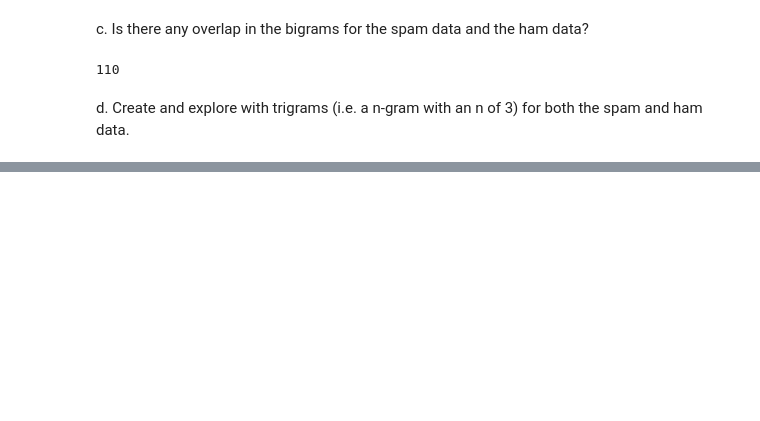
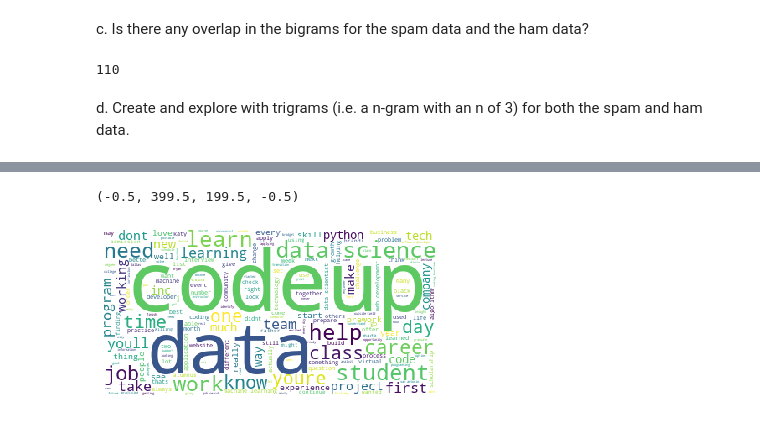
Before and after one commit to Brandon-Martinez27/natural-language-processing-exercises, a Jupyter notebook: explore.ipynb, the cells around one changed output, grey strips where cells are left out. Drawn from its saved outputs; the diff is of its cells as text; code cells hidden in the pictures; blank space fills up the shorter version.

```diff
--- a/explore.ipynb
+++ b/explore.ipynb
@@ -197,0 +314,5 @@ news_df = prep_article_data(get_news_articles(), 'content')
+# %%
+words = [re.sub(r'([^a-z0-9\s]|\s.\s)', '', doc).split() for doc in codeup_df.lemmatized]
+
+# column name will be words, and the column will contain lists of the words in each doc
+codeup_df = pd.concat([codeup_df, pd.DataFrame({'words': words})], axis=1)
@@ -197,0 +328,3 @@ news_df = prep_article_data(get_news_articles(), 'content')
+# %%
+all_words = ' '.join(codeup_df.lemmatized)
+all_words = re.sub(r'\s.\s', '', all_words)
@@ -197,0 +362,8 @@ news_df = prep_article_data(get_news_articles(), 'content')
+# %%
+img = WordCloud(background_color='white').generate(all_words)
+plt.imshow(img)
+
+plt.axis('off')
+# %% [output]
+(-0.5, 399.5, 199.5, -0.5)
+[figure, added]
```
Also changed, not shown: parts of 20 cells of this notebook.
